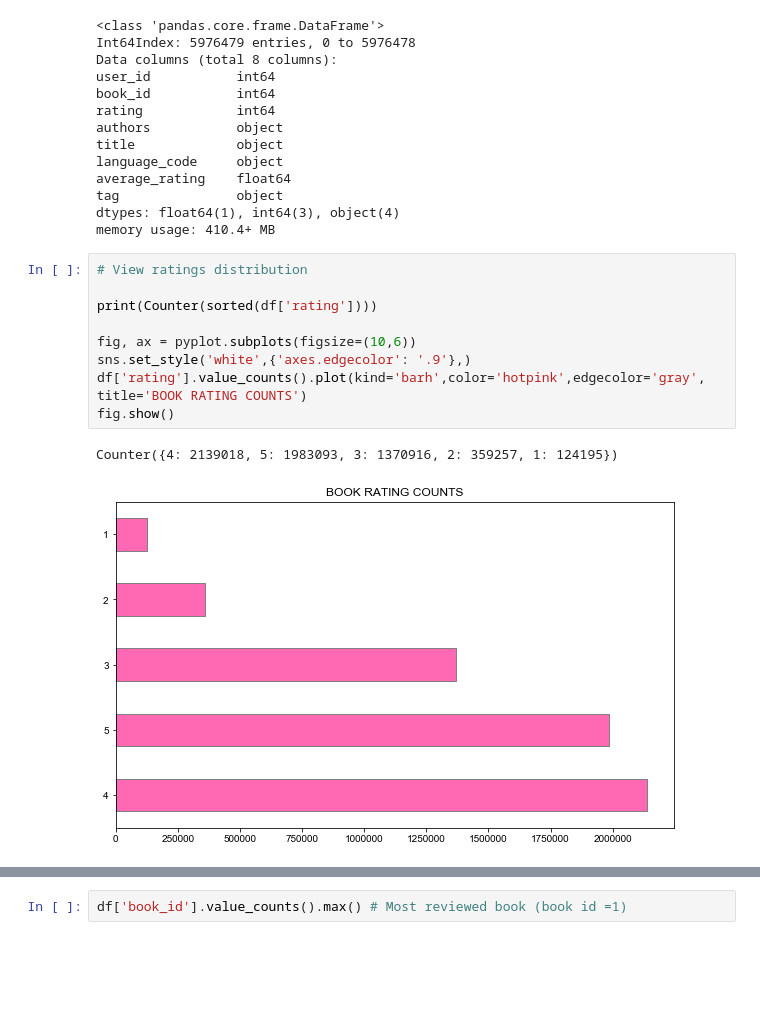
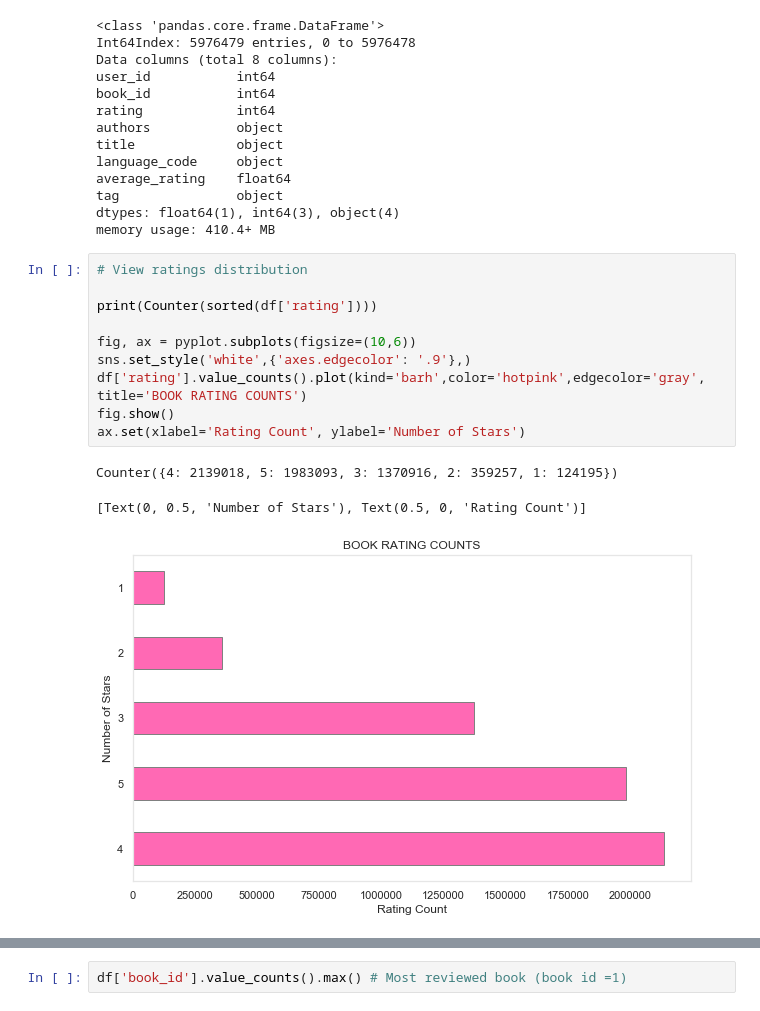
Before and after one commit to erikajane/Book_Recommendation_System_Project, a Jupyter notebook: Data Preprocessing & EDA.ipynb, the cells around one changed output, grey strips where cells are left out. Saved outputs shown, nothing was run; the diff lists cells and outputs as text; blank space fills up the shorter version.

```diff
--- a/Data Preprocessing & EDA.ipynb
+++ b/Data Preprocessing & EDA.ipynb
@@ -163,15 +163,17 @@ memory usage: 410.4+ MB
 # %%
 # View ratings distribution
 
 print(Counter(sorted(df['rating'])))
 
 fig, ax = pyplot.subplots(figsize=(10,6))
 sns.set_style('white',{'axes.edgecolor': '.9'},)
 df['rating'].value_counts().plot(kind='barh',color='hotpink',edgecolor='gray', title='BOOK RATING COUNTS')
 fig.show()
+ax.set(xlabel='Rating Count', ylabel='Number of Stars')
 # %% [output]
 Counter({4: 2139018, 5: 1983093, 3: 1370916, 2: 359257, 1: 124195})
+[Text(0, 0.5, 'Number of Stars'), Text(0.5, 0, 'Rating Count')]
-[figure, old version]
+[figure, new version]
 # %%
 # View number of reviews per book
 
```
Also changed, not shown: parts of 5 cells of this notebook, 7 other files.
